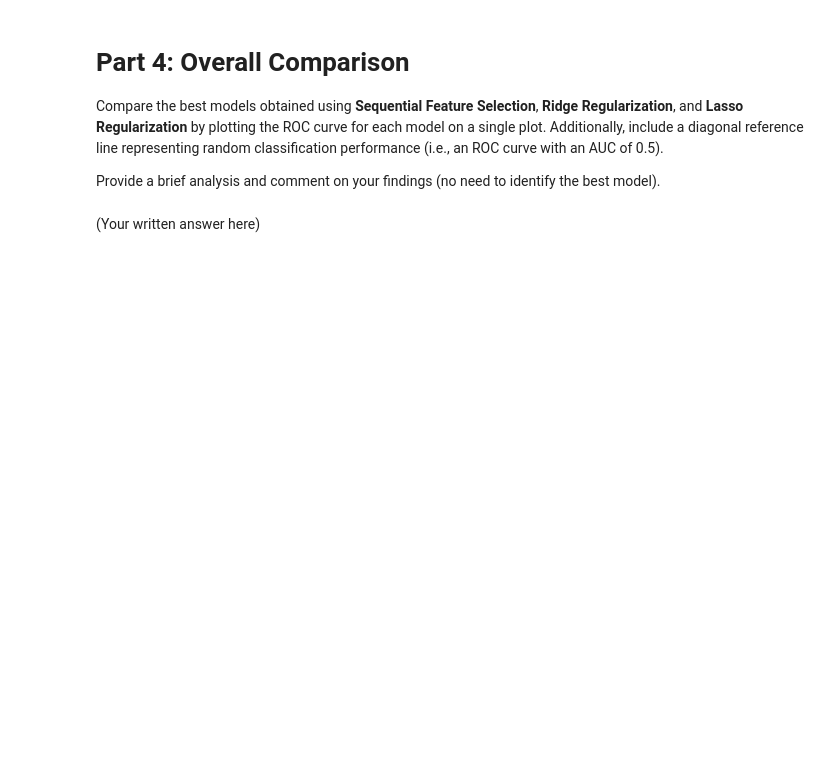
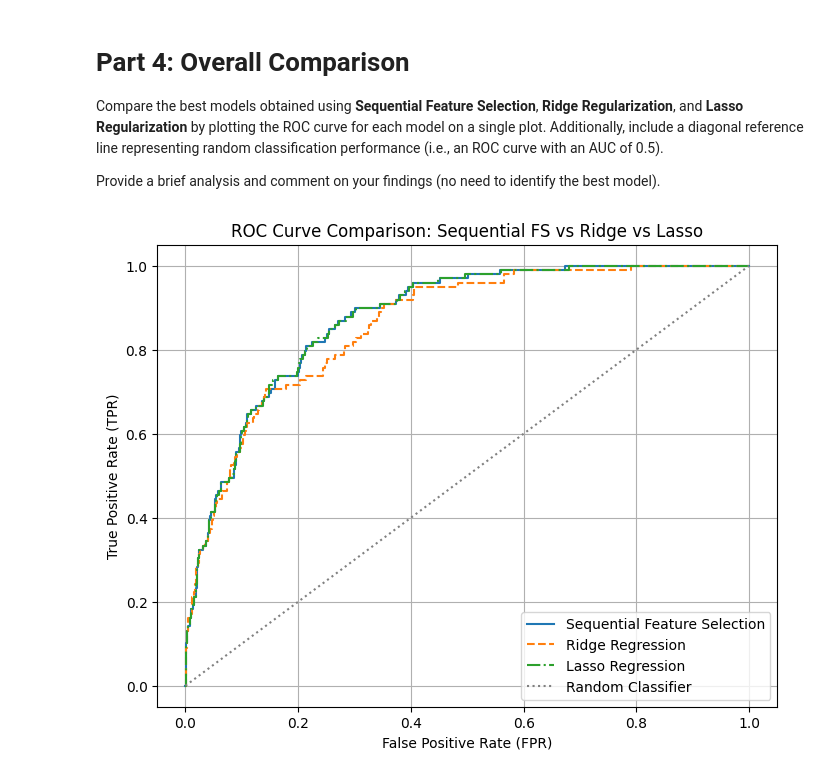
Before and after one commit to emilyberlinghoff/DS3000, a Jupyter notebook: Homework 5/251287809_H05.ipynb, the cells around one changed output. Cells and saved outputs as stored; diff of their text form; code cells hidden in the pictures; blank space fills up the shorter version.

```diff
--- a/Homework 5/251287809_H05.ipynb
+++ b/Homework 5/251287809_H05.ipynb
@@ -74,8 +74,7 @@ To: /content/earthquakes.parquet
 
 Since **`id`** is unique for each earthquake event that does not contain any predictive information and **`time`** is not directly informative for predicting earthquake severity unless you extract relevant features such as time of day, seasonality, etc.
 # %%
-file_path = "earthquakes.parquet"
-df = pl.read_parquet(file_path)
-df.describe()
+df = pl.read_parquet("earthquakes.parquet")
+print(df.describe())
 # %% [output]
 shape: (9, 15)
@@ -139,0 +124,9 @@ shape: (5, 12)
+# %%
+# Select only numeric columns using pl.selectors.numeric()
+num_cols = df.select(pl.selectors.numeric()).columns
+
+# Fill null values in numerical columns with the median of each column
+df = df.with_columns([df[col].fill_null(df[col].median()) for col in num_cols])
+
+# Display the first 5 rows of the updated DataFrame
+print(df.head(5))
@@ -169,11 +175,11 @@ Display the first 5 rows of the resulting dataframe.
 
 Hint: If you use the `replace` method, the resulting column will still be of string type. Use `cast` to make it `Float64` after replacement.
 # %%
+# Convert 'Alert' column to binary numerical target
 df = df.with_columns(
     df["Alert"]
-    .replace({"Severe": 1, "Non-Severe": 0})  # Replace values
-    .cast(pl.Float64)  # Cast to Float64
-    .alias("Alert")  # Ensure column name remains the same
+    .replace({"Severe": 1, "Non-Severe": 0})  # Replace string labels with numeric values
+    .cast(pl.Float64)  # Ensure the column is of type Float64
 )
 print(df.head(5))
 # %% [output]
@@ -633,2 +658,31 @@ Provide a brief analysis and comment on your findings (no need to identify the b
-# %% [markdown]
-(Your written answer here)
+# %%
+# Get predicted probabilities for each model
+y_pred_proba_sfs = final_model.predict_proba(X_test_best)[:, 1]  # Sequential Feature Selection model
+y_pred_proba_ridge = pipeline_cv.predict_proba(X_test_best)[:, 1]  # Ridge model
+y_pred_proba_lasso = pipeline_lasso.predict_proba(X_test_best)[:, 1]  # Lasso model
+
+# Compute ROC curves
+fpr_sfs, tpr_sfs, _ = roc_curve(y_test, y_pred_proba_sfs)
+fpr_ridge, tpr_ridge, _ = roc_curve(y_test, y_pred_proba_ridge)
+fpr_lasso, tpr_lasso, _ = roc_curve(y_test, y_pred_proba_lasso)
+
+# Plot the ROC curves
+plt.figure(figsize=(8, 6))
+plt.plot(fpr_sfs, tpr_sfs, label="Sequential Feature Selection", linestyle='-')
+plt.plot(fpr_ridge, tpr_ridge, label="Ridge Regression", linestyle='--')
+plt.plot(fpr_lasso, tpr_lasso, label="Lasso Regression", linestyle='-.')
+
+# Random classifier reference line
+plt.plot([0, 1], [0, 1], color='grey', linestyle='dotted', label="Random Classifier")
+
+# Labels and legend
+plt.xlabel("False Positive Rate (FPR)")
+plt.ylabel("True Positive Rate (TPR)")
+plt.title("ROC Curve Comparison: Sequential FS vs Ridge vs Lasso")
+plt.legend(loc="lower right")
+plt.grid(True)
+
+# Show plot
+plt.show()
+# %% [output]
+[figure, added]
```
Also changed, not shown: parts of 27 cells of this notebook.
